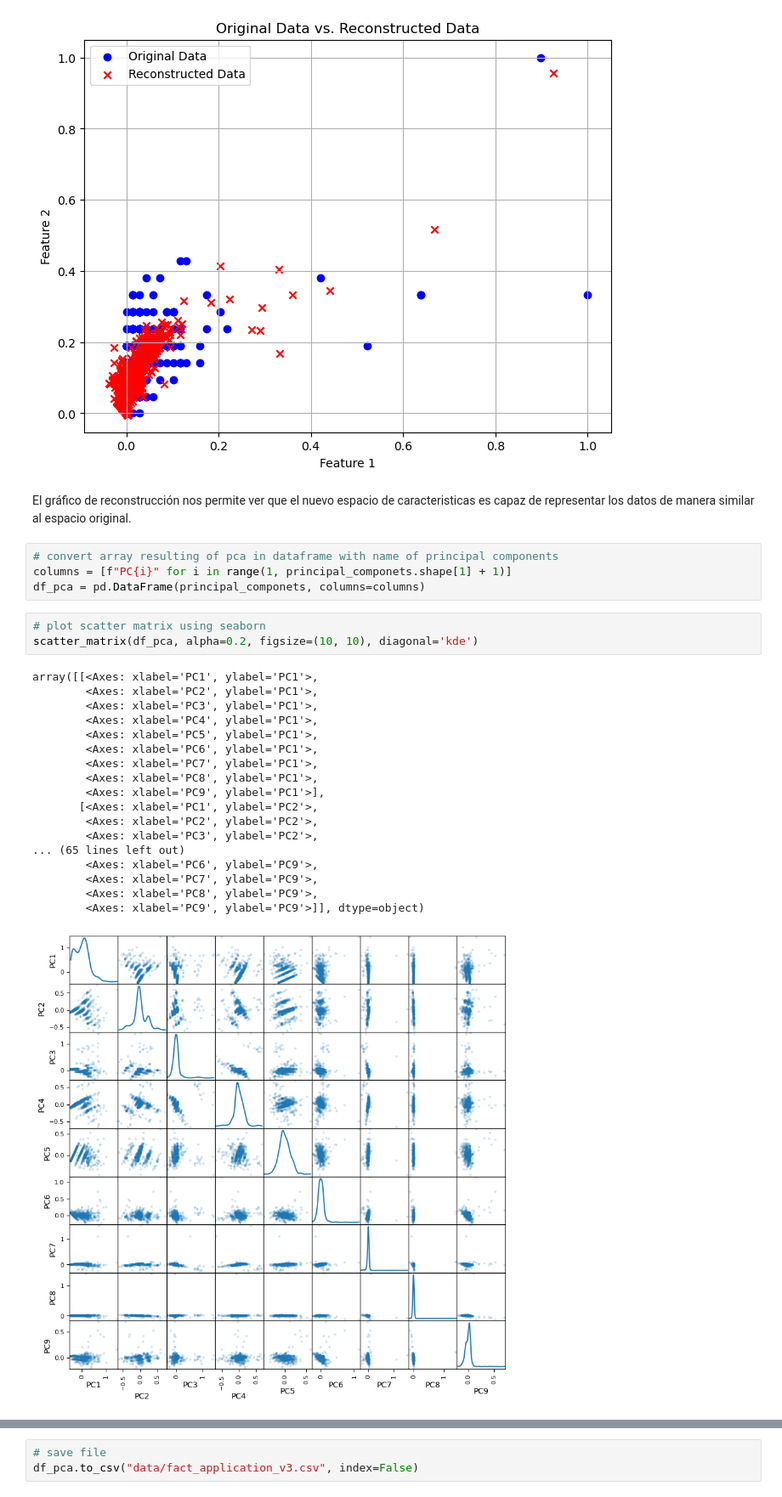
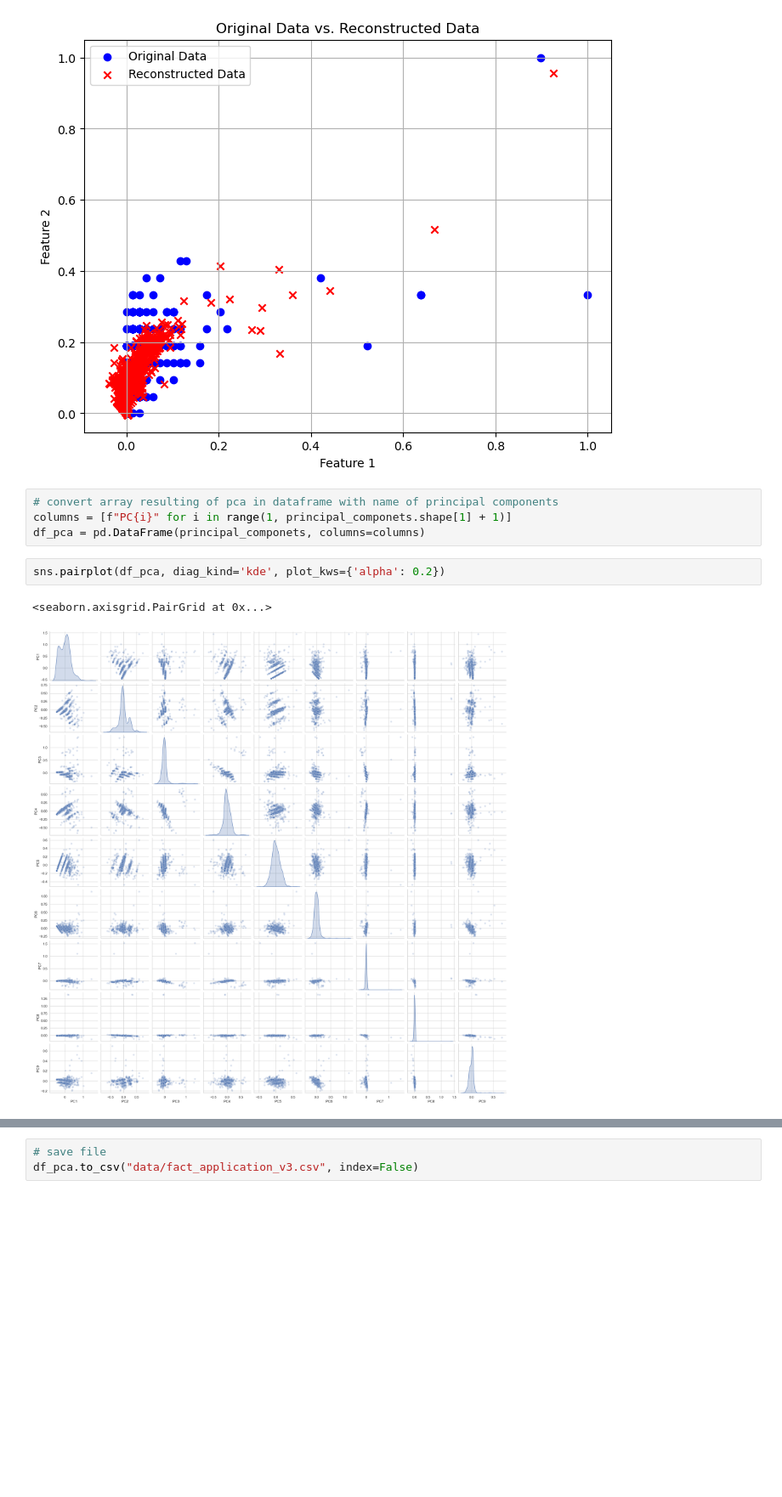
Before and after one commit to 00Fede/incubadora-aplicaciones, a Jupyter notebook: Analysis_Preprocessing.ipynb, the cells around one changed output, grey strips where cells are left out. Shown at 85% size. Saved outputs shown, nothing was run; the diff lists cells and outputs as text; blank space fills up the shorter version.

```diff
--- a/Analysis_Preprocessing.ipynb
+++ b/Analysis_Preprocessing.ipynb
@@ -302,31 +280,12 @@ plt.grid(True)
 plt.show()
 # %% [output]
 [figure]
-# %% [markdown]
-El gráfico de reconstrucción nos permite ver que el nuevo espacio de caracteristicas es capaz de representar los datos de manera similar al espacio original.
 # %%
 # convert array resulting of pca in dataframe with name of principal components
 columns = [f"PC{i}" for i in range(1, principal_componets.shape[1] + 1)]
 df_pca = pd.DataFrame(principal_componets, columns=columns)
-# %%
-# plot scatter matrix using seaborn
-scatter_matrix(df_pca, alpha=0.2, figsize=(10, 10), diagonal='kde')
-# %% [output]
-array([[<Axes: xlabel='PC1', ylabel='PC1'>,
-        <Axes: xlabel='PC2', ylabel='PC1'>,
-        <Axes: xlabel='PC3', ylabel='PC1'>,
-        <Axes: xlabel='PC4', ylabel='PC1'>,
-        <Axes: xlabel='PC5', ylabel='PC1'>,
-        <Axes: xlabel='PC6', ylabel='PC1'>,
-        <Axes: xlabel='PC7', ylabel='PC1'>,
-        <Axes: xlabel='PC8', ylabel='PC1'>,
-        <Axes: xlabel='PC9', ylabel='PC1'>],
-       [<Axes: xlabel='PC1', ylabel='PC2'>,
-        <Axes: xlabel='PC2', ylabel='PC2'>,
-        <Axes: xlabel='PC3', ylabel='PC2'>,
-... (65 lines left out)
-        <Axes: xlabel='PC6', ylabel='PC9'>,
-        <Axes: xlabel='PC7', ylabel='PC9'>,
-        <Axes: xlabel='PC8', ylabel='PC9'>,
-        <Axes: xlabel='PC9', ylabel='PC9'>]], dtype=object)
-[figure, removed]
+# %%
+sns.pairplot(df_pca, diag_kind='kde', plot_kws={'alpha': 0.2})
+# %% [output]
+<seaborn.axisgrid.PairGrid at 0x...>
+[figure, added]
```
Also changed, not shown: parts of 37 cells of this notebook, 7 other files.
